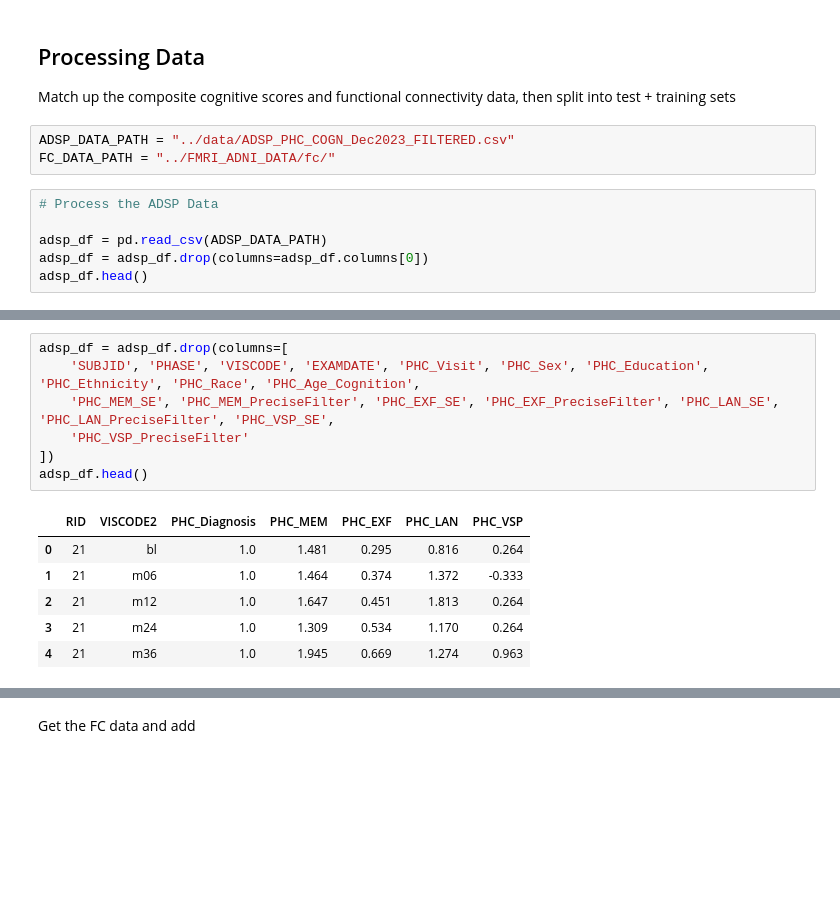
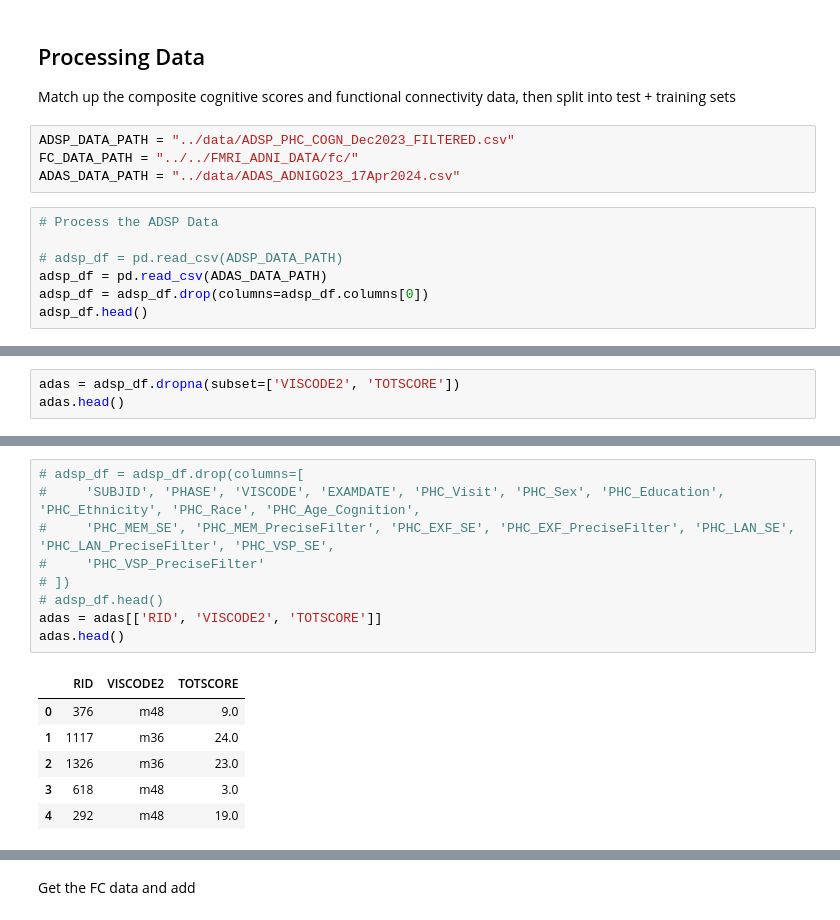
Before and after one commit to dChakr/ad_modelling_fyp, a Jupyter notebook: predictors/predict_cognitive_score.ipynb, the cells around one changed output, grey strips where cells are left out. Saved outputs shown, nothing was run; the diff lists cells and outputs as text; blank space fills up the shorter version.

```diff
--- a/predictors/predict_cognitive_score.ipynb
+++ b/predictors/predict_cognitive_score.ipynb
@@ -21,11 +21,13 @@ import matplotlib.pyplot as plt
 Match up the composite cognitive scores and functional connectivity data, then split into test + training sets
 # %%
 ADSP_DATA_PATH = "../data/ADSP_PHC_COGN_Dec2023_FILTERED.csv"
-FC_DATA_PATH = "../FMRI_ADNI_DATA/fc/"
+FC_DATA_PATH = "../../FMRI_ADNI_DATA/fc/"
+ADAS_DATA_PATH = "../data/ADAS_ADNIGO23_17Apr2024.csv"
 # %%
 # Process the ADSP Data
 
-adsp_df = pd.read_csv(ADSP_DATA_PATH)
+# adsp_df = pd.read_csv(ADSP_DATA_PATH)
+adsp_df = pd.read_csv(ADAS_DATA_PATH)
 adsp_df = adsp_df.drop(columns=adsp_df.columns[0])
 adsp_df.head()
 # %% [output]
@@ -38,0 +41,3 @@ adsp_df.head()
+# %%
+adas = adsp_df.dropna(subset=['VISCODE2', 'TOTSCORE'])
+adas.head()
@@ -39,14 +52,16 @@ adsp_df.head()
 # %%
-adsp_df = adsp_df.drop(columns=[
-    'SUBJID', 'PHASE', 'VISCODE', 'EXAMDATE', 'PHC_Visit', 'PHC_Sex', 'PHC_Education', 'PHC_Ethnicity', 'PHC_Race', 'PHC_Age_Cognition',
-    'PHC_MEM_SE', 'PHC_MEM_PreciseFilter', 'PHC_EXF_SE', 'PHC_EXF_PreciseFilter', 'PHC_LAN_SE', 'PHC_LAN_PreciseFilter', 'PHC_VSP_SE',
-    'PHC_VSP_PreciseFilter'
-])
-adsp_df.head()
+# adsp_df = adsp_df.drop(columns=[
+#     'SUBJID', 'PHASE', 'VISCODE', 'EXAMDATE', 'PHC_Visit', 'PHC_Sex', 'PHC_Education', 'PHC_Ethnicity', 'PHC_Race', 'PHC_Age_Cognition',
+#     'PHC_MEM_SE', 'PHC_MEM_PreciseFilter', 'PHC_EXF_SE', 'PHC_EXF_PreciseFilter', 'PHC_LAN_SE', 'PHC_LAN_PreciseFilter', 'PHC_VSP_SE',
+#     'PHC_VSP_PreciseFilter'
+# ])
+# adsp_df.head()
+adas = adas[['RID', 'VISCODE2', 'TOTSCORE']]
+adas.head()
 # %% [output]
-|  | RID | VISCODE2 | PHC_Diagnosis | PHC_MEM | PHC_EXF | PHC_LAN | PHC_VSP |
-| 0 | 21 | bl | 1.0 | 1.481 | 0.295 | 0.816 | 0.264 |
-| 1 | 21 | m06 | 1.0 | 1.464 | 0.374 | 1.372 | -0.333 |
-| 2 | 21 | m12 | 1.0 | 1.647 | 0.451 | 1.813 | 0.264 |
-| 3 | 21 | m24 | 1.0 | 1.309 | 0.534 | 1.170 | 0.264 |
-| 4 | 21 | m36 | 1.0 | 1.945 | 0.669 | 1.274 | 0.963 |
+|  | RID | VISCODE2 | TOTSCORE |
+| 0 | 376 | m48 | 9.0 |
+| 1 | 1117 | m36 | 24.0 |
+| 2 | 1326 | m36 | 23.0 |
+| 3 | 618 | m48 | 3.0 |
+| 4 | 292 | m48 | 19.0 |
```
Also changed, not shown: parts of 13 cells of this notebook, 8 other files.
